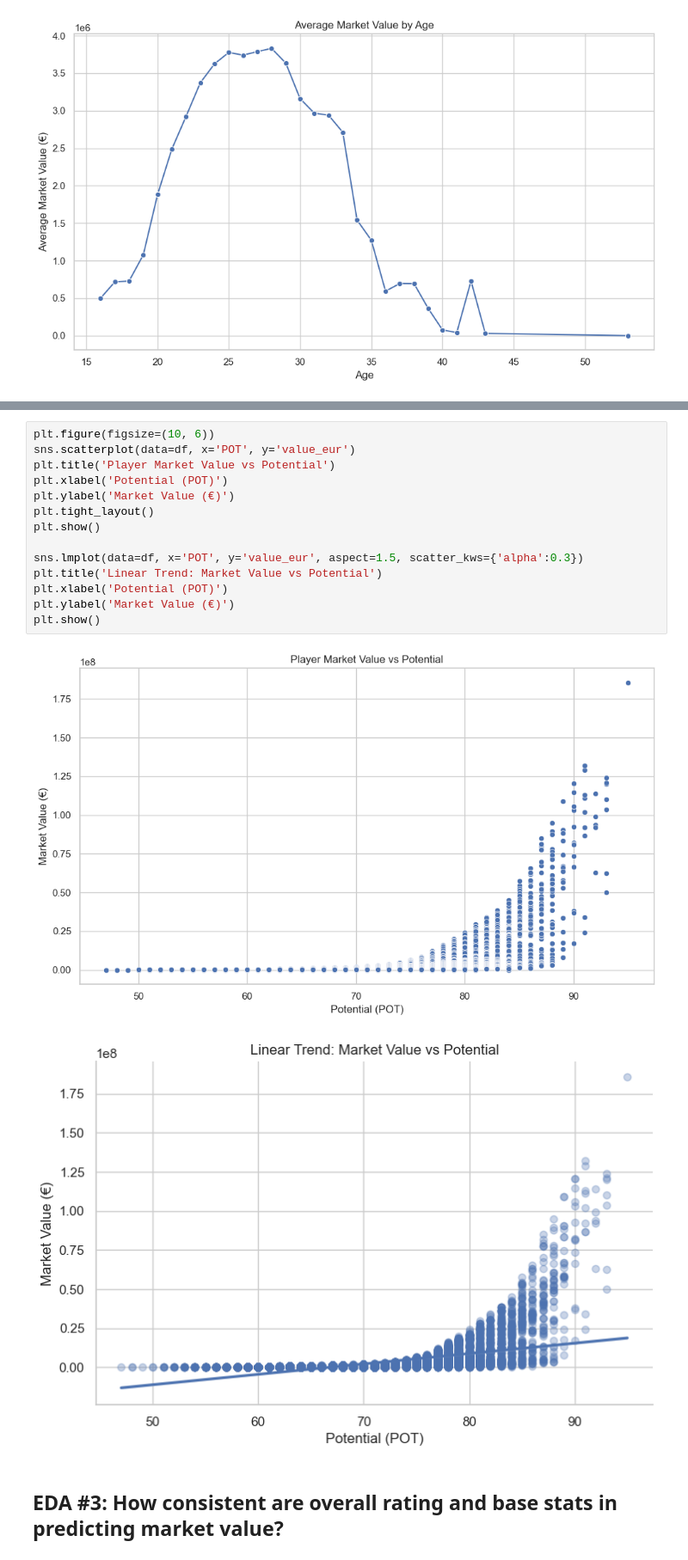
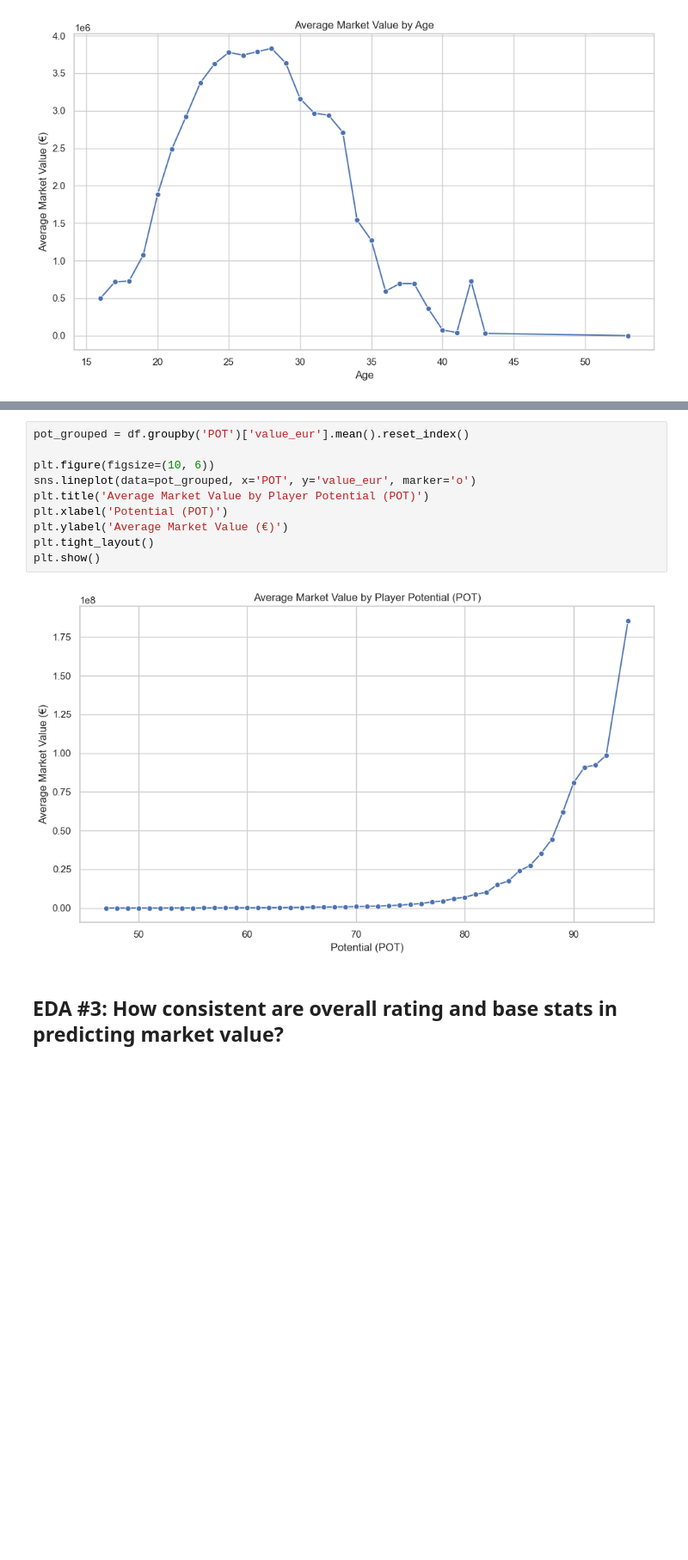
Before and after one commit to QAZYD/eda-repository, a Jupyter notebook: Untitled-1.ipynb, the cells around one changed output, grey strips where cells are left out. Shown: that part at 86% size. Saved outputs shown, nothing was run; the diff lists cells and outputs as text; blank space fills up the shorter version.

Commit message:
feat: eda for player potential

```diff
--- a/Untitled-1.ipynb
+++ b/Untitled-1.ipynb
@@ -722,20 +722,15 @@ plt.show()
 # %%
+pot_grouped = df.groupby('POT')['value_eur'].mean().reset_index()
+
 plt.figure(figsize=(10, 6))
-sns.scatterplot(data=df, x='POT', y='value_eur')
-plt.title('Player Market Value vs Potential')
+sns.lineplot(data=pot_grouped, x='POT', y='value_eur', marker='o')
+plt.title('Average Market Value by Player Potential (POT)')
 plt.xlabel('Potential (POT)')
-plt.ylabel('Market Value (€)')
+plt.ylabel('Average Market Value (€)')
 plt.tight_layout()
 plt.show()
-
-sns.lmplot(data=df, x='POT', y='value_eur', aspect=1.5, scatter_kws={'alpha':0.3})
-plt.title('Linear Trend: Market Value vs Potential')
-plt.xlabel('Potential (POT)')
-plt.ylabel('Market Value (€)')
-plt.show()
 # %% [output]
-[figure, old version]
+[figure, new version]
-[figure, removed]
 # %% [markdown]
 ## EDA #3: How consistent are overall rating and base stats in predicting market value?
 # %%
```
Also changed, not shown: parts of 1 cell of this notebook.
